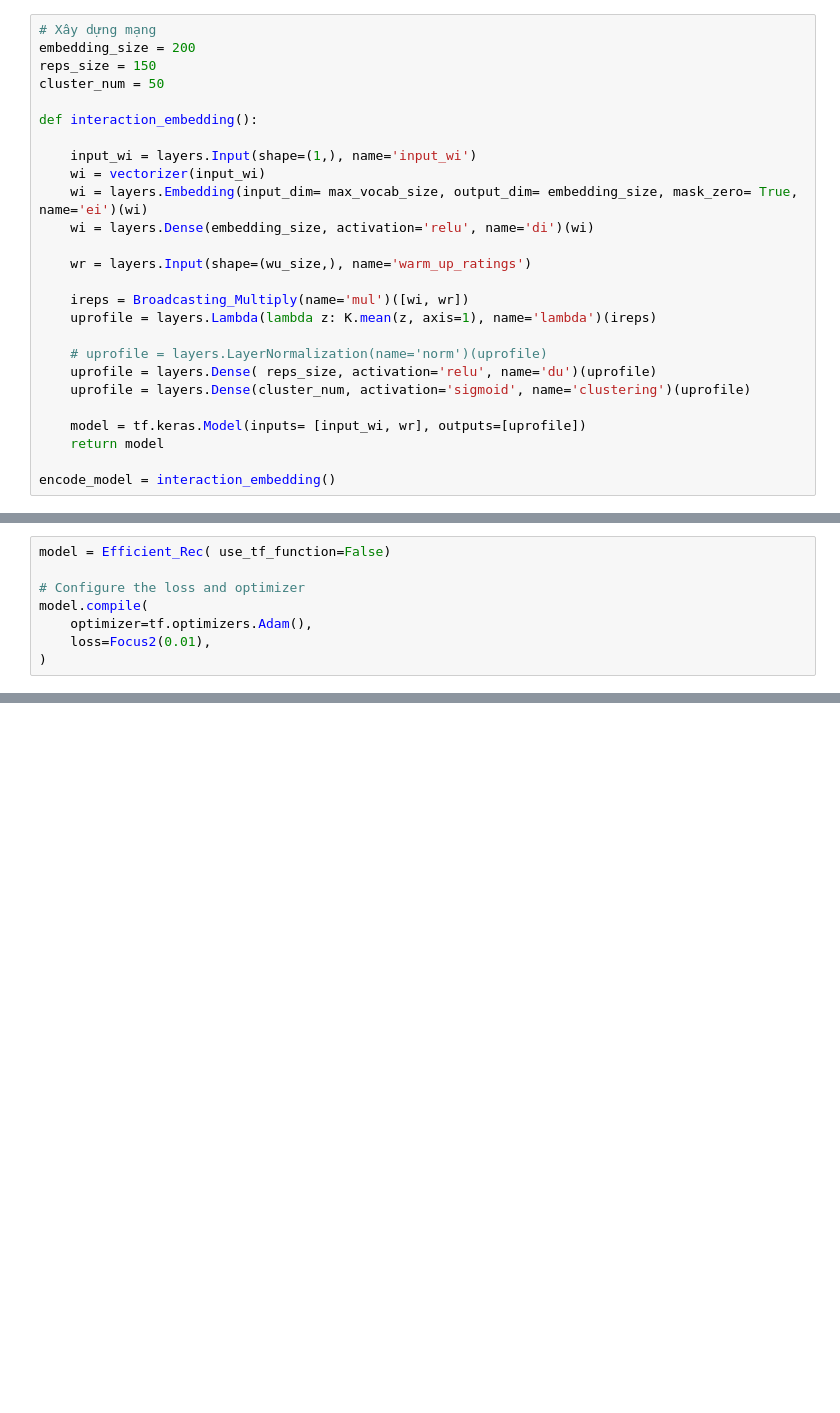
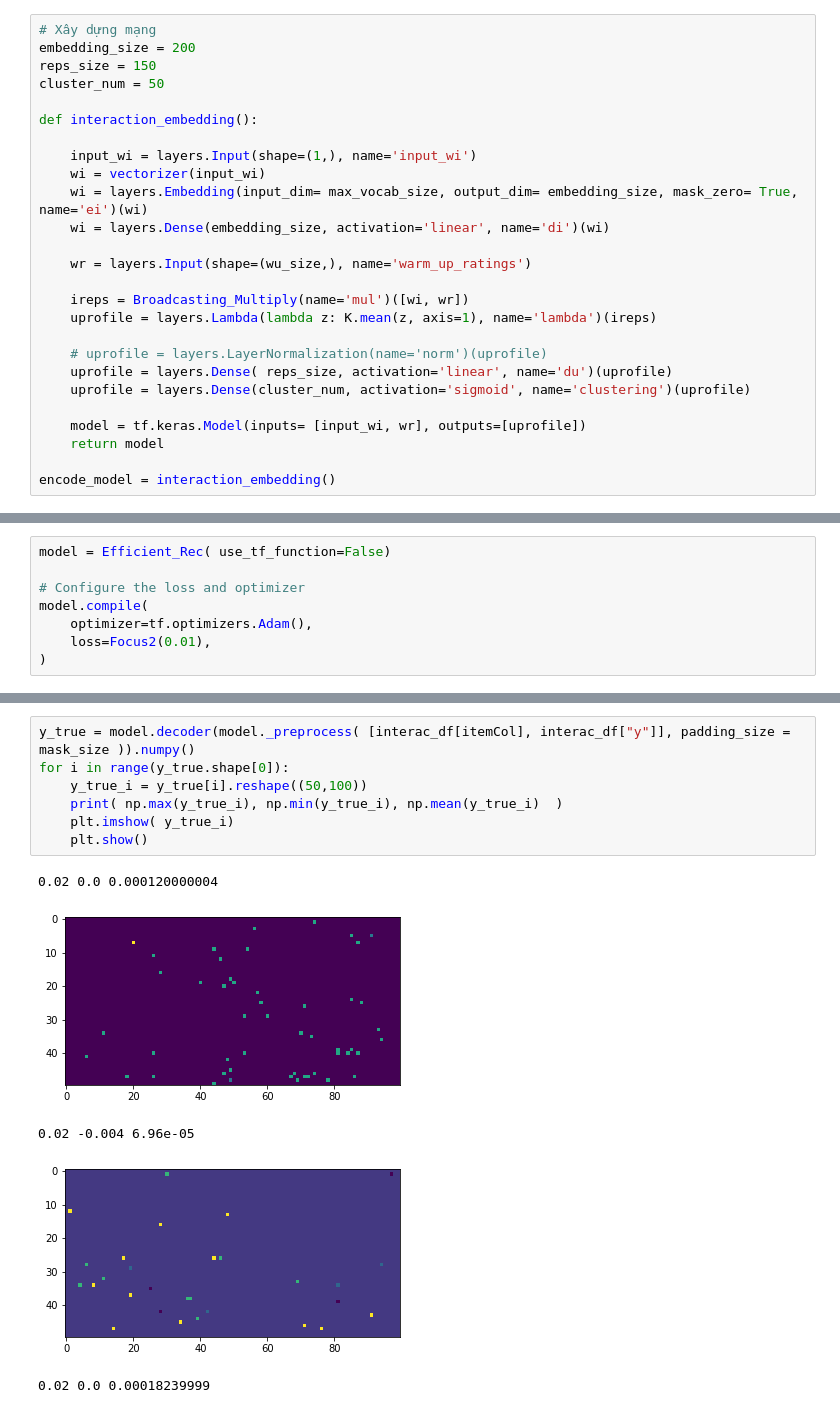
Before and after one commit to quanvu0996/TF_cert_training, a Jupyter notebook: v2_2_ML20M_sequence.ipynb, the cells around one changed output, grey strips where cells are left out. Cells and saved outputs as stored; diff of their text form; blank space fills up the shorter version.

```diff
--- a/v2_2_ML20M_sequence.ipynb
+++ b/v2_2_ML20M_sequence.ipynb
@@ -191,7 +192,7 @@ def interaction_embedding():
     input_wi = layers.Input(shape=(1,), name='input_wi')
     wi = vectorizer(input_wi)
     wi = layers.Embedding(input_dim= max_vocab_size, output_dim= embedding_size, mask_zero= True, name='ei')(wi)
-    wi = layers.Dense(embedding_size, activation='relu', name='di')(wi)
+    wi = layers.Dense(embedding_size, activation='linear', name='di')(wi)
 
     wr = layers.Input(shape=(wu_size,), name='warm_up_ratings')
 
@@ -199,7 +200,7 @@ def interaction_embedding():
     uprofile = layers.Lambda(lambda z: K.mean(z, axis=1), name='lambda')(ireps)
 
     # uprofile = layers.LayerNormalization(name='norm')(uprofile)
-    uprofile = layers.Dense( reps_size, activation='relu', name='du')(uprofile)
+    uprofile = layers.Dense( reps_size, activation='linear', name='du')(uprofile)
     uprofile = layers.Dense(cluster_num, activation='sigmoid', name='clustering')(uprofile)
 
     model = tf.keras.Model(inputs= [input_wi, wr], outputs=[uprofile])
@@ -479,0 +479,13 @@ array([[0.495707  , 0.49731943, 0.49881643, 0.49542737, 0.49819666,
+# %%
+y_true = model.decoder(model._preprocess( [interac_df[itemCol], interac_df["y"]], padding_size = mask_size )).numpy()
+for i in range(y_true.shape[0]):
+    y_true_i = y_true[i].reshape((50,100))
+    print( np.max(y_true_i), np.min(y_true_i), np.mean(y_true_i)  )
+    plt.imshow( y_true_i)
+    plt.show()
+# %% [output]
+0.02 0.0 0.000120000004
+[figure, added]
+0.02 -0.004 6.96e-05
+[figure, added]
+0.02 0.0 0.00018239999
```
Also changed, not shown: parts of 13 cells of this notebook.
